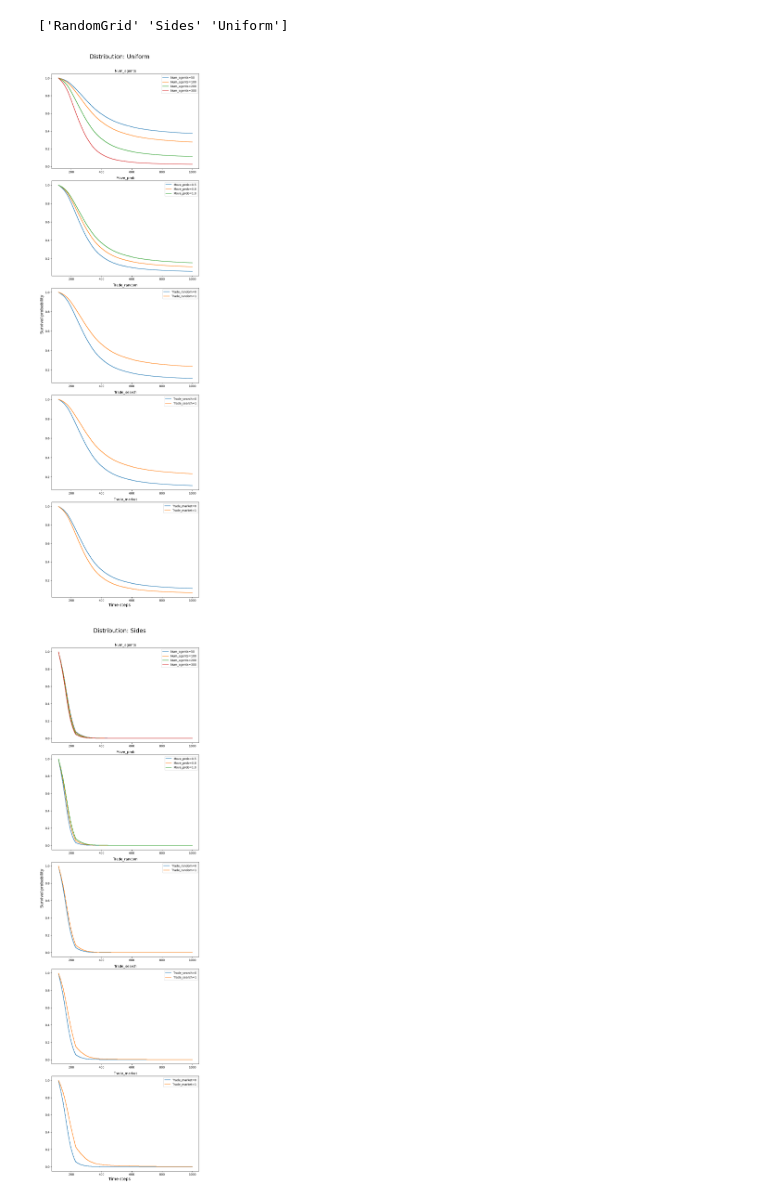
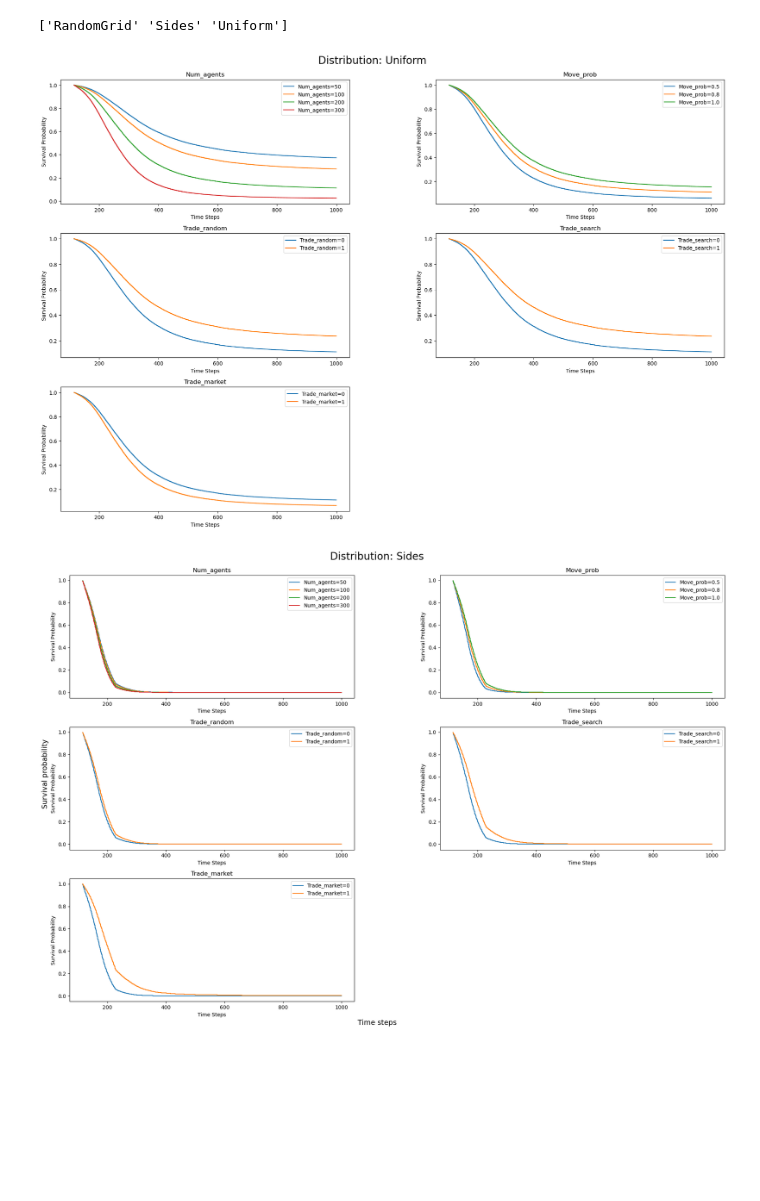
Before and after one commit to freek1/trading-agents, a Jupyter notebook: eval.ipynb, the cells around one changed output. Cells and saved outputs as stored; diff of their text form; code cells hidden in the pictures; blank space fills up the shorter version.

Commit message:
final update of images

```diff
--- a/eval.ipynb
+++ b/eval.ipynb
@@ -795,40 +795,41 @@ print(le.classes_)
 # %%
 cph_df = pd.read_csv(f"outputs/{date_time_str}_CPH-trading-RG-50-0.8-data.csv")
 
 random_df = cph_df[cph_df['Distribution']==0].drop(['Distribution', 'Unnamed: 0'], axis=1)
 cph = CoxPHFitter(penalizer=0.1)
 cph.fit(random_df, "T", "E", show_progress=False)
 
-fig, axs = plt.subplots(5, 1, figsize=(8, 30))
+fig, axs = plt.subplots(3, 2)
 axs = axs.flatten()
 i=0
 for key in random_df.keys():
     if key != 'T' and key != 'E':
         ax = axs[i]
         cph.plot_partial_effects_on_outcome(
             covariates=[f'{key}'],
             values=np.sort(random_df[f'{key}'].unique()),
             plot_baseline=False,
             ax=ax
         )
+        ax.set_ylabel('Survival Probability')
+        ax.set_xlabel('Time Steps')
         ax.set_title(key)
         i+=1
-
+plt.gcf().set_size_inches(3*plt.gcf().get_size_inches())
+axs[5].axis('off')
 fig.tight_layout(rect=(0.03, 0.03, 1, 0.9))
 plt.subplots_adjust(wspace=0.3)
-fig.text(0.5, 0.03, 'Time steps', ha='center', va='center', fontsize=14)
-fig.text(0.03,  0.5, 'Survival probability', ha='center', va='center', rotation='vertical', fontsize=14)
 plt.suptitle("Distribution: Uniform", fontsize=20, y=0.92)
 plt.savefig(f"imgs/{date_time_str}/random_total.png", dpi=400, transparent=True)
 plt.show()
 # %% [output]
-[figure, old version]
+[figure, new version]
 # %%
 sides_df = cph_df[cph_df['Distribution']==1].drop(['Distribution'], axis=1)
 cph = CoxPHFitter(penalizer=0.1)
 cph.fit(sides_df, "T", "E", show_progress=False)
 
-fig, axs = plt.subplots(5, 1, figsize=(8, 30))
+fig, axs = plt.subplots(3, 2)
 axs = axs.flatten()
 i=0
 for key in random_df.keys():
@@ -840,17 +841,19 @@ for key in random_df.keys():
             plot_baseline=False,
             ax=ax
         )
+        ax.set_ylabel('Survival Probability')
+        ax.set_xlabel('Time Steps')
         ax.set_title(key)
         i+=1
+plt.gcf().set_size_inches(3*plt.gcf().get_size_inches())
+axs[5].axis('off')
 fig.tight_layout(rect=(0.03, 0.03, 1, 0.9))
 plt.subplots_adjust(wspace=0.3)
-fig.text(0.5, 0.03, 'Time steps', ha='center', va='center', fontsize=14)
-fig.text(0.03,  0.5, 'Survival probability', ha='center', va='center', rotation='vertical', fontsize=14)
 plt.suptitle("Distribution: Sides", fontsize=20, y=0.92)
 plt.savefig(f"imgs/{date_time_str}/sides_total.png", dpi=400, transparent=True)
 plt.show()
 # %% [output]
-[figure, old version]
+[figure, new version]
 # %%
 uniform_df  = cph_df[cph_df['Distribution']==2].drop(['Distribution'], axis=1)
 cph = CoxPHFitter(penalizer=0.1)
```
Also changed, not shown: parts of 1 cell of this notebook, 3 other files.
